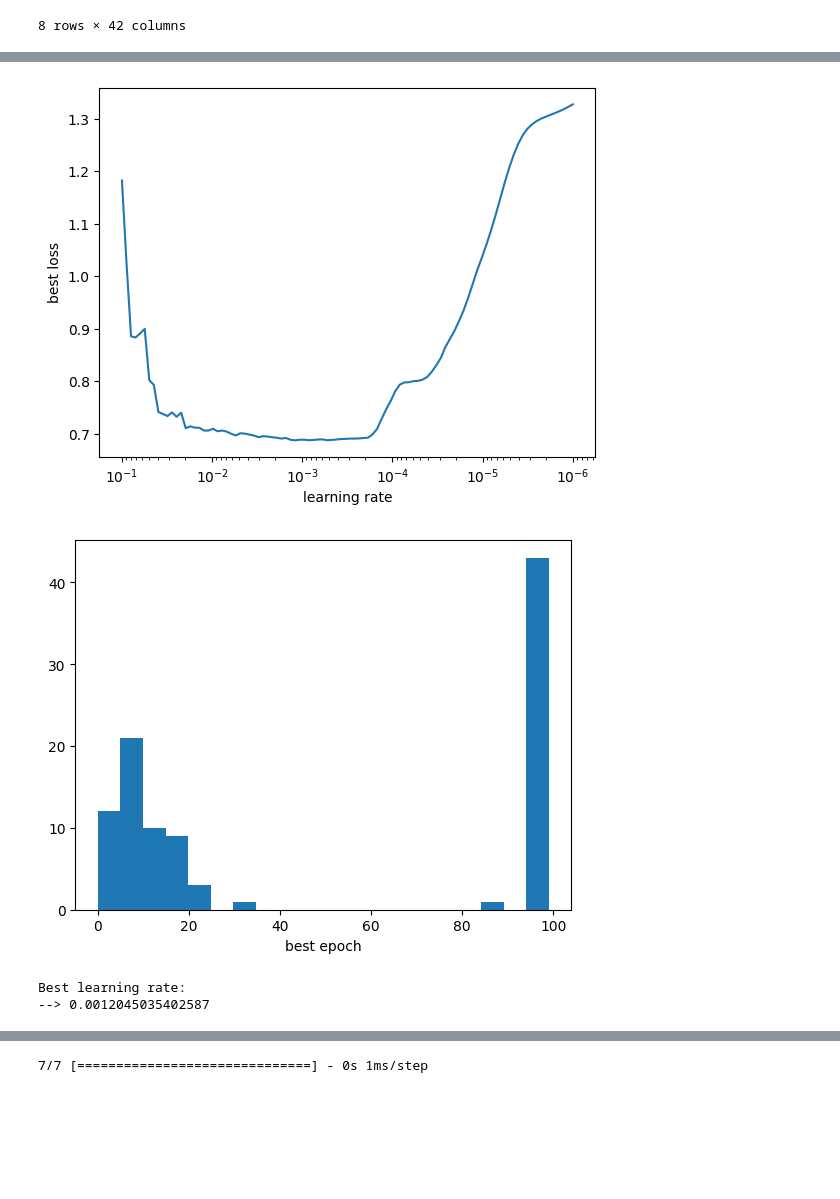
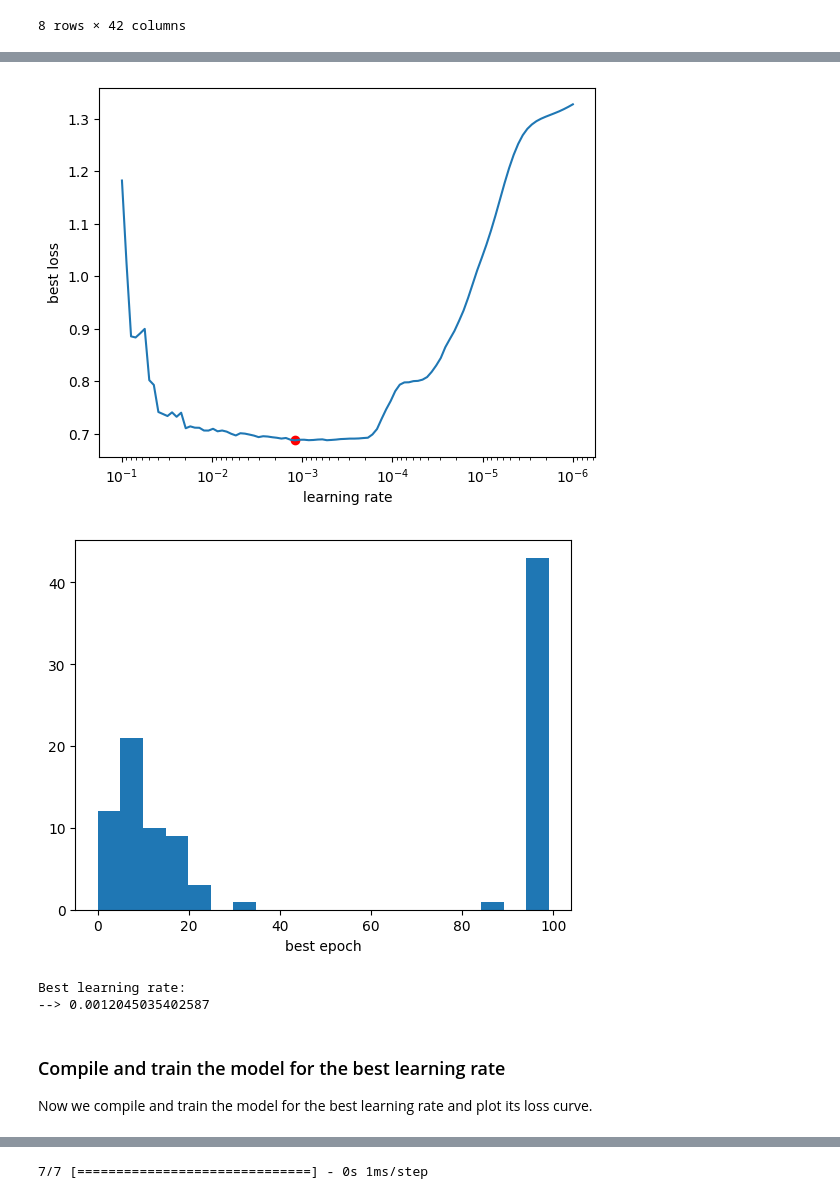
Before and after one commit to jstringara/Fintech, a Jupyter notebook: BC3/autoencoder.ipynb, the cells around one changed output, grey strips where cells are left out. Drawn from its saved outputs; the diff is of its cells as text; code cells hidden in the pictures; blank space fills up the shorter version.

```diff
--- a/BC3/autoencoder.ipynb
+++ b/BC3/autoencoder.ipynb
@@ -282,24 +292,26 @@ pd.DataFrame({
 # %%
 # load the learning rates, losses and best epochs from the csv file
 losses_df = pd.read_csv('losses.csv')
 learning_rates = losses_df['learning_rate']
 best_epochs = losses_df['best_epoch']
 losses = losses_df['best_val_loss']
 # plot the losses for each learning rate
 plt.plot(learning_rates, losses)
 plt.xlabel('learning rate')
+# plot the best learning rate
+plt.scatter(learning_rates[np.argmin(losses)], np.min(losses), color='red')
 # invert the x axis to reflect the order we used and set the x axis to logarithmic scale
 plt.gca().invert_xaxis()
 plt.xscale('log')
 # set the x axis to logarithmic scale
 plt.ylabel('best loss')
 plt.show()
 # plot a histogram of the best epochs
 plt.hist(best_epochs, bins=20)
 plt.xlabel('best epoch')
 plt.show()
 # %% [output]
-[figure, old version]
+[figure, new version]
 [figure]
 # %%
 # Find the best learning rate
@@ -313,6 +325,9 @@ print(f"""Best learning rate:
 # %% [output]
 Best learning rate:
 --> 0.0012045035402587
+# %% [markdown]
+### Compile and train the model for the best learning rate
+Now we compile and train the model for the best learning rate and plot its loss curve.
 # %%
 # Compile and train the model for the best learning rate
 model.compile(optimizer=Adam(learning_rate=best_learning_rate), loss='mse')
```
Also changed, not shown: parts of 17 cells of this notebook.
